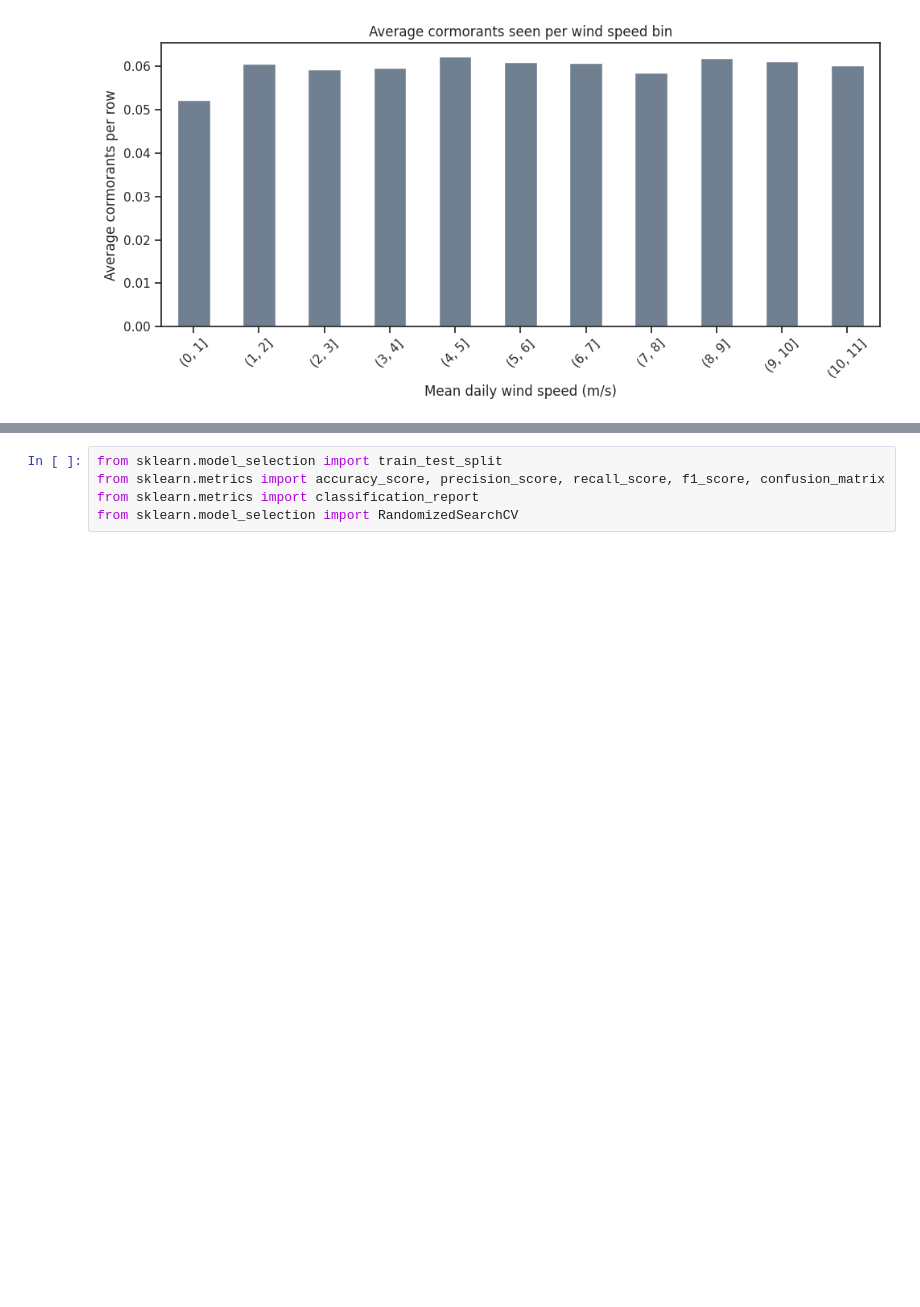
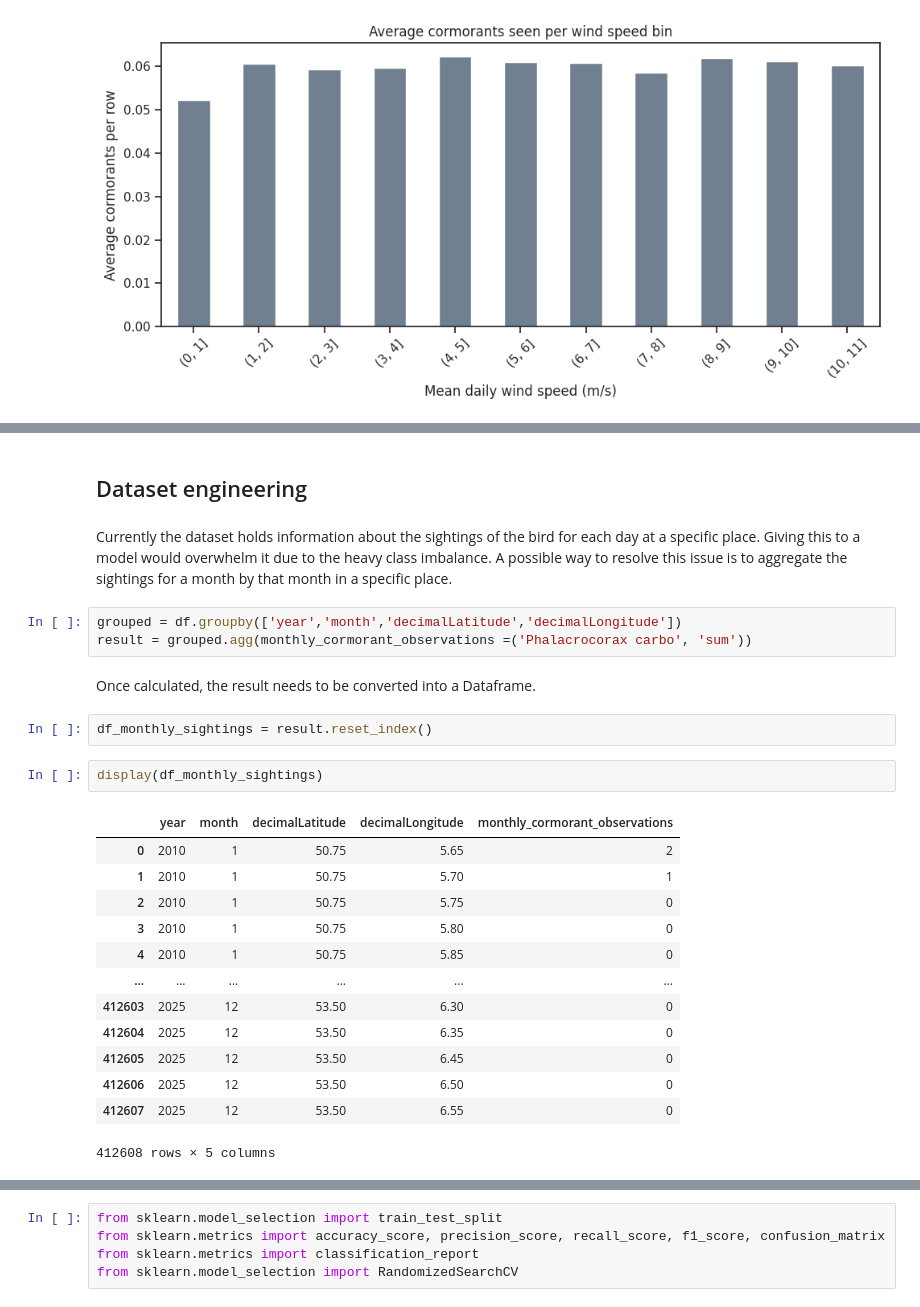
Before and after one commit to kebabzter/the-greatest-cormorant, a Jupyter notebook: notebook-final.ipynb, the cells around one changed output, grey strips where cells are left out. Saved outputs shown, nothing was run; the diff lists cells and outputs as text; blank space fills up the shorter version.

Commit message:
adjusted notebook errors, aggragation of monthly sightings, model ready dataset

```diff
--- a/notebook-final.ipynb
+++ b/notebook-final.ipynb
@@ -591,0 +593,27 @@ plt.show()
+# %% [markdown]
+## Dataset engineering
+# %% [markdown]
+Currently the dataset holds information about the sightings of the bird for each day at a specific place. Giving this to a model would overwhelm it due to the heavy class imbalance. A possible way to resolve this issue is to aggregate the sightings for a month by that month in a specific place.
+# %%
+grouped = df.groupby(['year','month','decimalLatitude','decimalLongitude'])
+result = grouped.agg(monthly_cormorant_observations =('Phalacrocorax carbo', 'sum'))
+# %% [markdown]
+Once calculated, the result needs to be converted into a Dataframe.
+# %%
+df_monthly_sightings = result.reset_index()
+# %%
+display(df_monthly_sightings)
+# %% [output]
+|  | year | month | decimalLatitude | decimalLongitude | monthly_cormorant_observations |
+| 0 | 2010 | 1 | 50.75 | 5.65 | 2 |
+| 1 | 2010 | 1 | 50.75 | 5.70 | 1 |
+| 2 | 2010 | 1 | 50.75 | 5.75 | 0 |
+| 3 | 2010 | 1 | 50.75 | 5.80 | 0 |
+| 4 | 2010 | 1 | 50.75 | 5.85 | 0 |
+| ... | ... | ... | ... | ... | ... |
+| 412603 | 2025 | 12 | 53.50 | 6.30 | 0 |
+| 412604 | 2025 | 12 | 53.50 | 6.35 | 0 |
+| 412605 | 2025 | 12 | 53.50 | 6.45 | 0 |
+| 412606 | 2025 | 12 | 53.50 | 6.50 | 0 |
+| 412607 | 2025 | 12 | 53.50 | 6.55 | 0 |
+412608 rows × 5 columns
```
Also changed, not shown: parts of 28 cells of this notebook.
